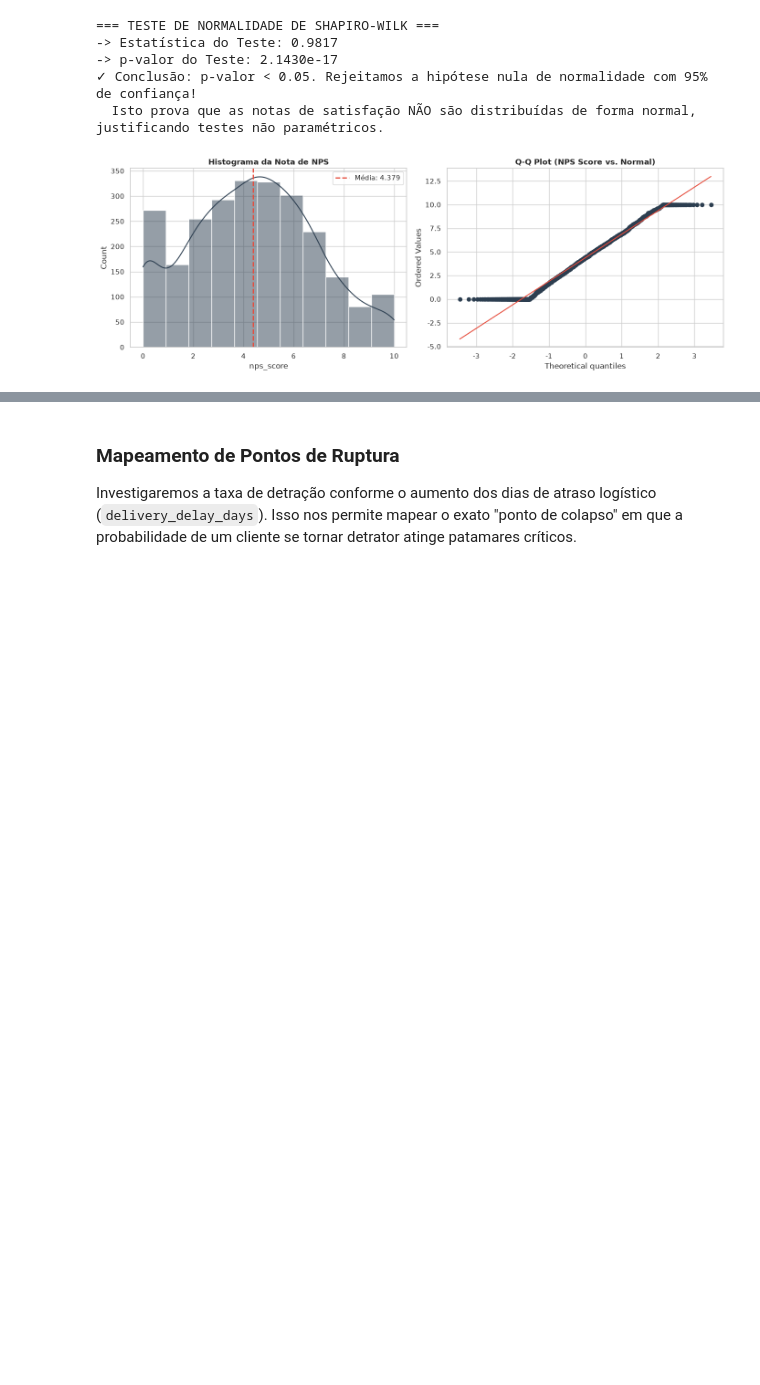
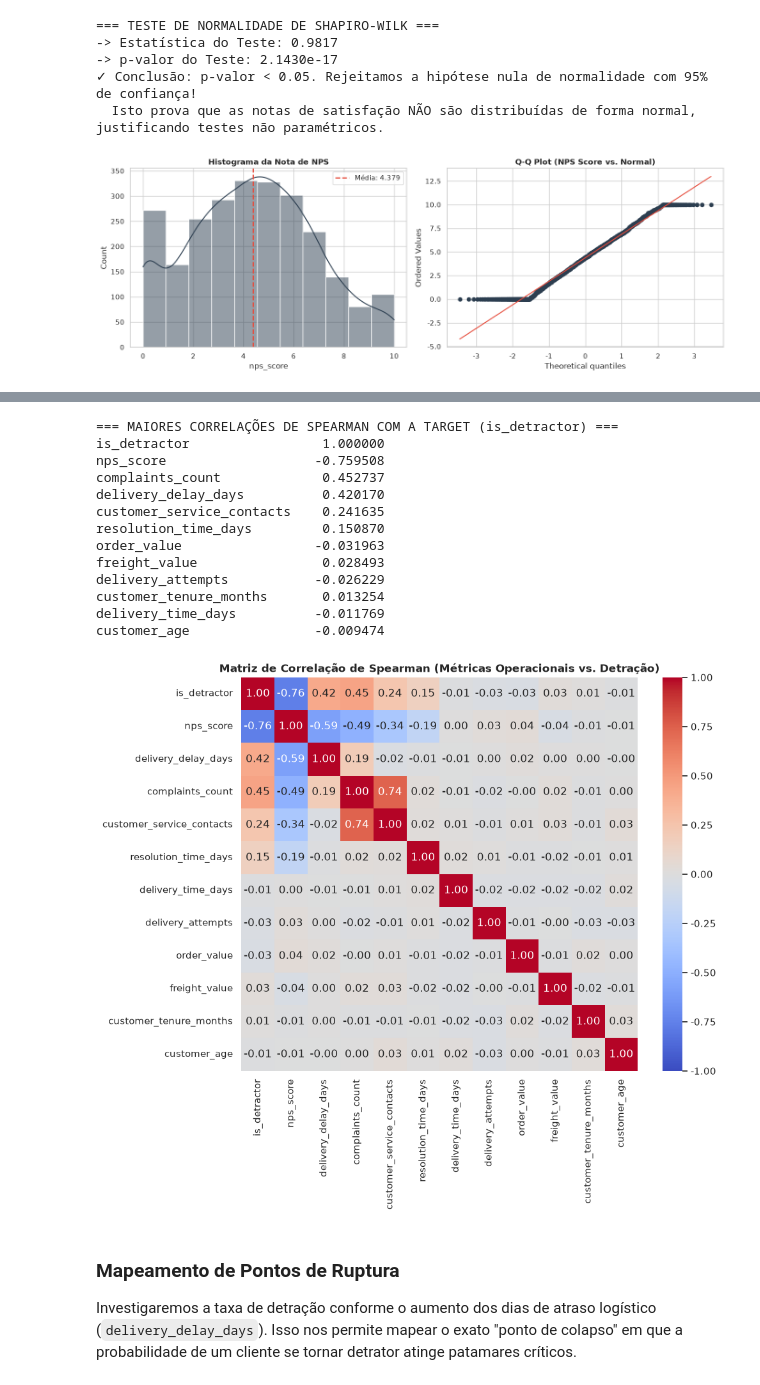
Before and after one commit to dev-roliveirajr/TECH_CHALLENGE_ECOMMERCE, a Jupyter notebook: notebooks/aed_nps.ipynb, the cells around one changed output, grey strips where cells are left out. Saved outputs shown, nothing was run; the diff lists cells and outputs as text; code cells hidden in the pictures; blank space fills up the shorter version.

```diff
--- a/notebooks/aed_nps.ipynb
+++ b/notebooks/aed_nps.ipynb
@@ -307,3 +334,38 @@ plt.show()
+# %%
+# Correlação de Spearman
+numerical_cols = [
+    "is_detractor", "nps_score", "delivery_delay_days", "complaints_count",
+    "customer_service_contacts", "resolution_time_days", "delivery_time_days",
+    "delivery_attempts", "order_value", "freight_value", "customer_tenure_months",
+    "customer_age"
+]
+numerical_cols = [c for c in numerical_cols if c in df.columns]
+
+spearman_matrix = df[numerical_cols].corr(method='spearman')
+print("=== MAIORES CORRELAÇÕES DE SPEARMAN COM A TARGET (is_detractor) ===")
+target_corr = spearman_matrix['is_detractor'].sort_values(key=abs, ascending=False)
+print(target_corr.to_string())
+
+# Heatmap de Correlações
+plt.figure(figsize=(10, 8))
+sns.heatmap(spearman_matrix, annot=True, fmt=".2f", cmap="coolwarm", vmin=-1, vmax=1)
+plt.title("Matriz de Correlação de Spearman (Métricas Operacionais vs. Detração)", fontweight="bold")
+plt.show()
+# %% [output]
+=== MAIORES CORRELAÇÕES DE SPEARMAN COM A TARGET (is_detractor) ===
+is_detractor                 1.000000
+nps_score                   -0.759508
+complaints_count             0.452737
+delivery_delay_days          0.420170
+customer_service_contacts    0.241635
+resolution_time_days         0.150870
+order_value                 -0.031963
+freight_value                0.028493
+delivery_attempts           -0.026229
+customer_tenure_months       0.013254
+delivery_time_days          -0.011769
+customer_age                -0.009474
+[figure, added]
 # %% [markdown]
 ### Mapeamento de Pontos de Ruptura
 Investigaremos a taxa de detração conforme o aumento dos dias de atraso logístico (`delivery_delay_days`). Isso nos permite mapear o exato "ponto de colapso" em que a probabilidade de um cliente se tornar detrator atinge patamares críticos.
```
Also changed, not shown: parts of 11 cells of this notebook, 15 other files.
